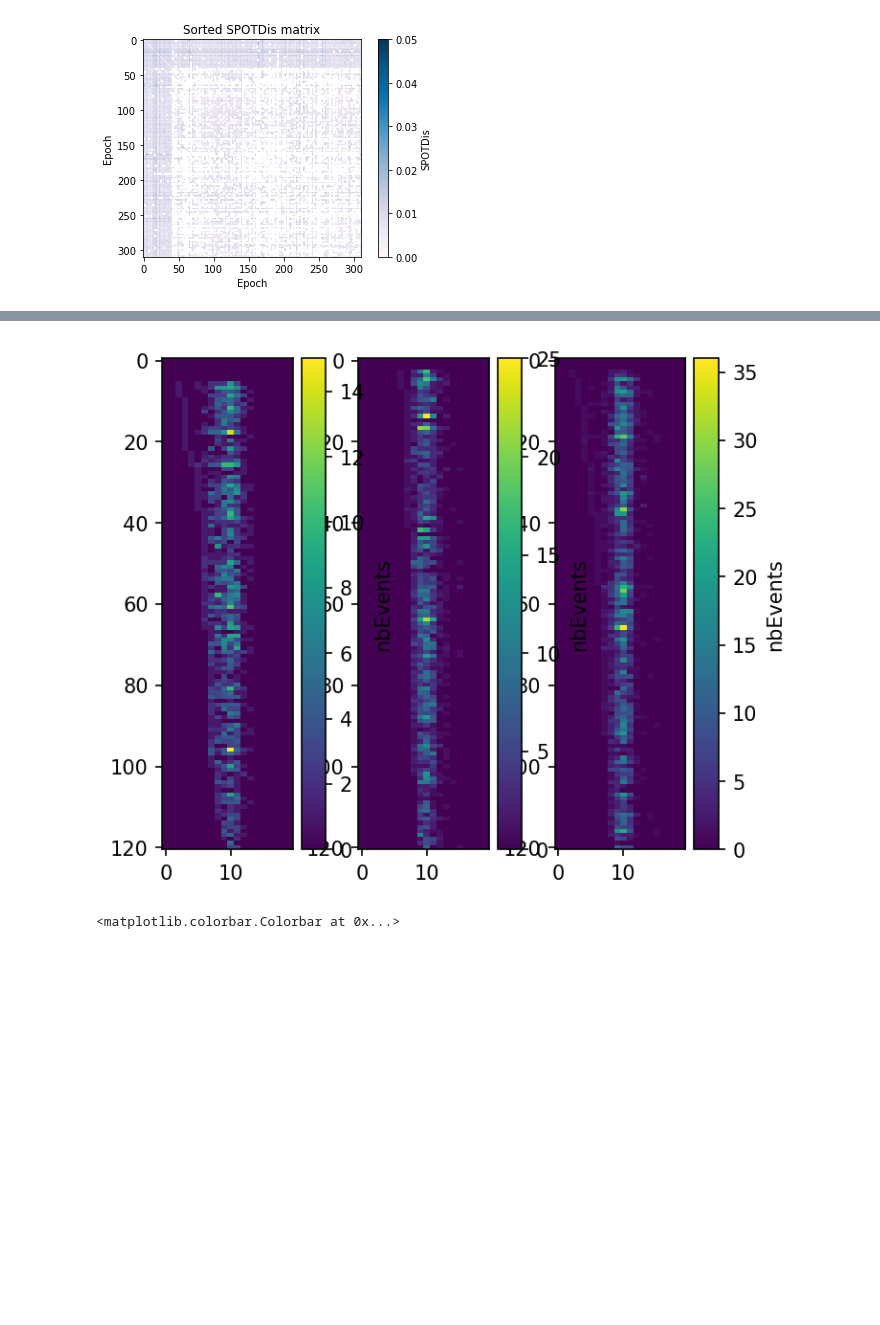
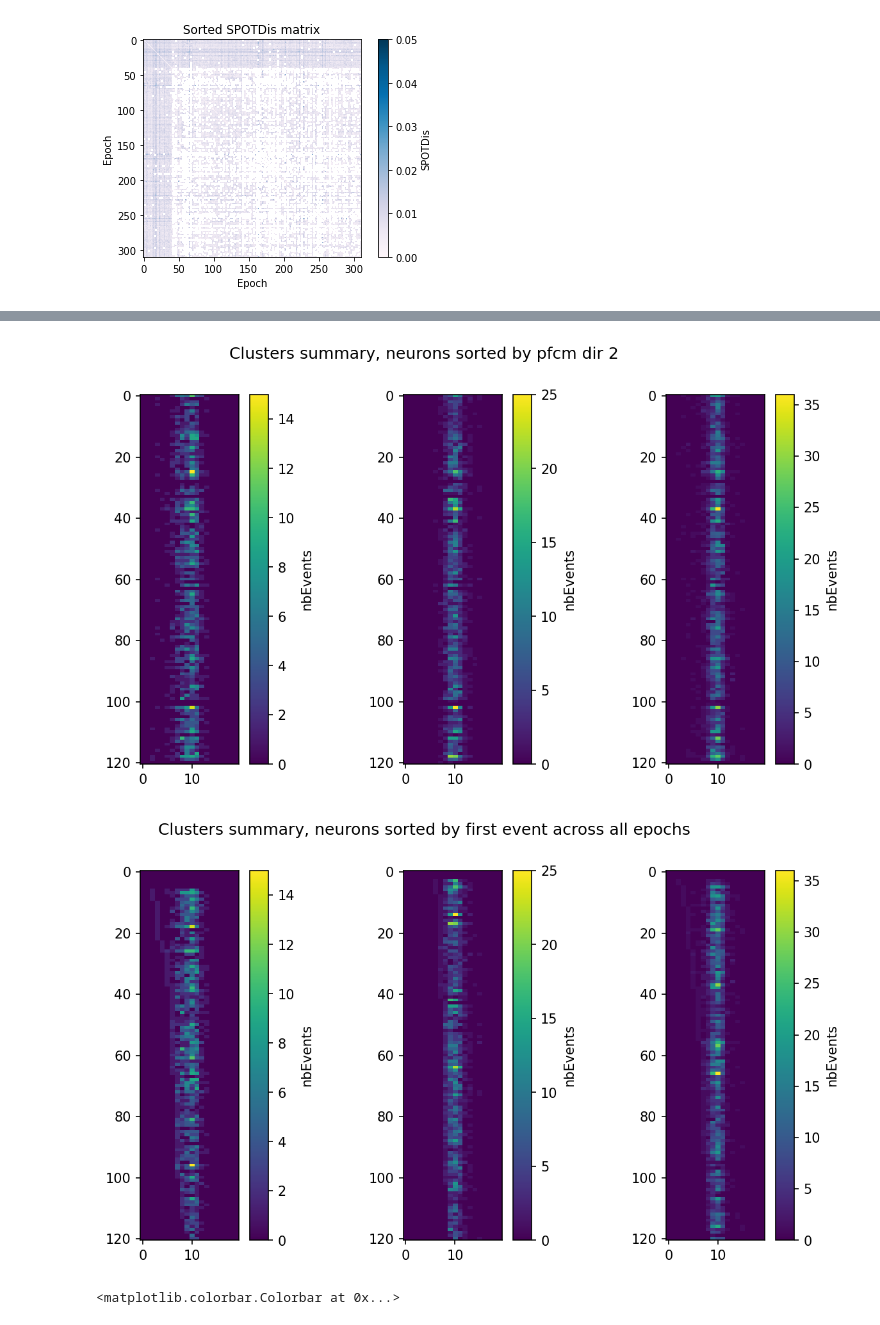
Before and after one commit to vsotskov89/SeqAn, a Jupyter notebook: Sequence_Analysis.ipynb, the cells around one changed output, grey strips where cells are left out. Cells and saved outputs as stored; diff of their text form; code cells hidden in the pictures; blank space fills up the shorter version.

```diff
--- a/Sequence_Analysis.ipynb
+++ b/Sequence_Analysis.ipynb
@@ -320,14 +252,26 @@ for icl, clust in enumerate(clusters):
 # %%
 #show events distribution in clusters made of ripple and random epochs
-figure, axes = plt.subplots(1,n_clust, figsize=(5, 10), dpi=150)
+figure, axes = plt.subplots(1,n_clust, figsize=(10, 5), dpi=150)
+figure.suptitle('Clusters summary, neurons sorted by pfcm dir 2')
 for icl, clust_sum in enumerate(cluster_event_sums):
-    order = np.argsort(first_times)
+    #order = np.argsort(first_times)
     first_times = [0 if not np.count_nonzero(row) else np.nonzero(row)[0][0] for row in clust_sum]
-    order = np.argsort(first_times)
+    #order = np.argsort(first_times)
     plot = axes[icl].imshow(clust_sum[order, :], aspect = 0.62)
     plt.colorbar(plot, ax=axes[icl]).set_label('nbEvents')
 # %% [output]
-[figure, old version]
+[figure, new version]
+# %%
+#show events distribution in clusters made of ripple and random epochs
+figure, axes = plt.subplots(1,n_clust, figsize=(10, 5), dpi=150)
+figure.suptitle('Clusters summary, neurons sorted by first event across all epochs')
+for icl, clust_sum in enumerate(cluster_event_sums):
+    first_times = [0 if not np.count_nonzero(row) else np.nonzero(row)[0][0] for row in clust_sum]
+    order = np.argsort(first_times)
+    plot = axes[icl].imshow(clust_sum[order, :], aspect = 0.62)
+    plt.colorbar(plot, ax=axes[icl]).set_label('nbEvents')
+# %% [output]
+[figure, added]
 # %%
 embedding = TSNE(metric='precomputed', n_components=2).fit_transform(np.nan_to_num(dissimilarities))
 plt.scatter(embedding[:, 0], embedding[:, 1], cmap='Set1_r', c=cluster_labels)
```
Also changed, not shown: parts of 10 cells of this notebook.
